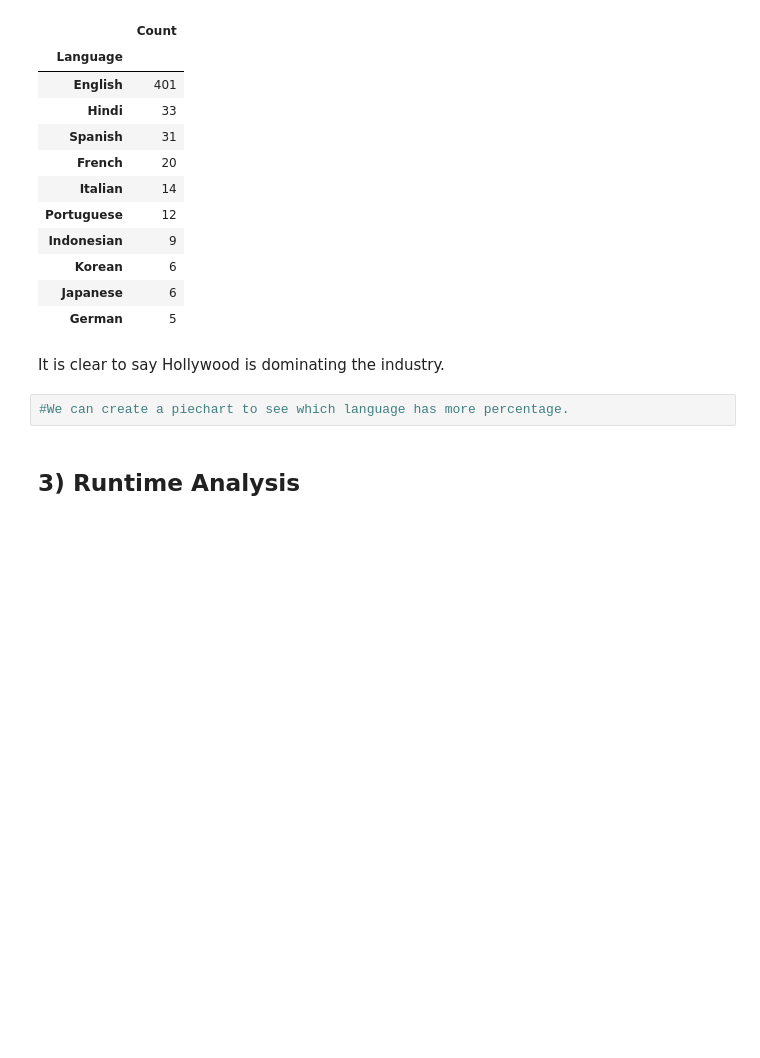
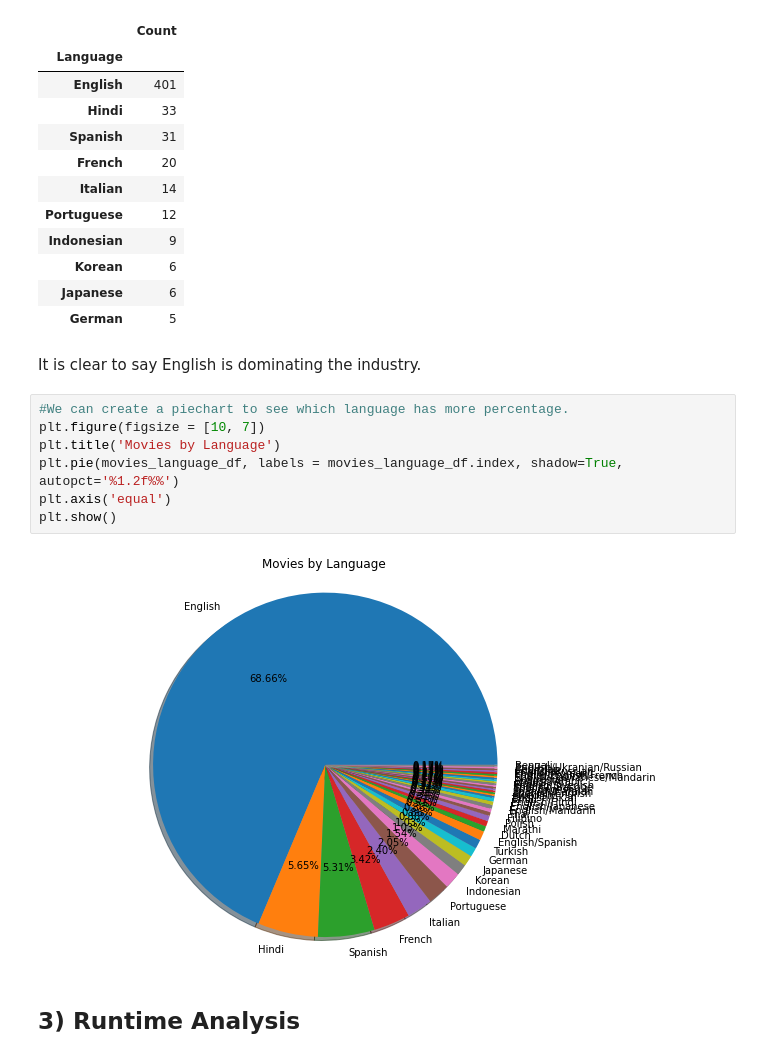
Before and after one commit to doruktopcu/GlobalAI-Hub-Python-Bootcamp-2022, a Jupyter notebook: GlobalAiHubProject2_MoviesAnalysis.ipynb, the cells around one changed output. Drawn from its saved outputs; the diff is of its cells as text; blank space fills up the shorter version.

```diff
--- a/GlobalAiHubProject2_MoviesAnalysis.ipynb
+++ b/GlobalAiHubProject2_MoviesAnalysis.ipynb
@@ -177,9 +177,16 @@ movies_language_df.head(10)
 | Japanese | 6 |
 | German | 5 |
 # %% [markdown]
-It is clear to say Hollywood is dominating the industry.
+It is clear to say English is dominating the industry.
 # %%
 #We can create a piechart to see which language has more percentage.
+plt.figure(figsize = [10, 7])
+plt.title('Movies by Language')
+plt.pie(movies_language_df, labels = movies_language_df.index, shadow=True, autopct='%1.2f%%')
+plt.axis('equal')
+plt.show()
+# %% [output]
+[figure, added]
 # %% [markdown]
 ## 3) Runtime Analysis
 # %%
```
Also changed, not shown: parts of 28 cells of this notebook.
